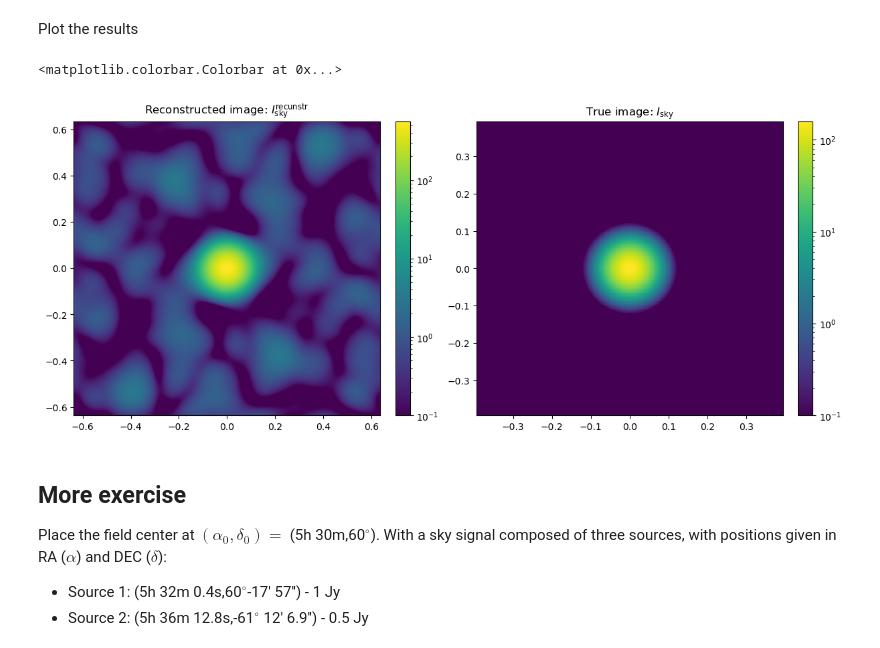
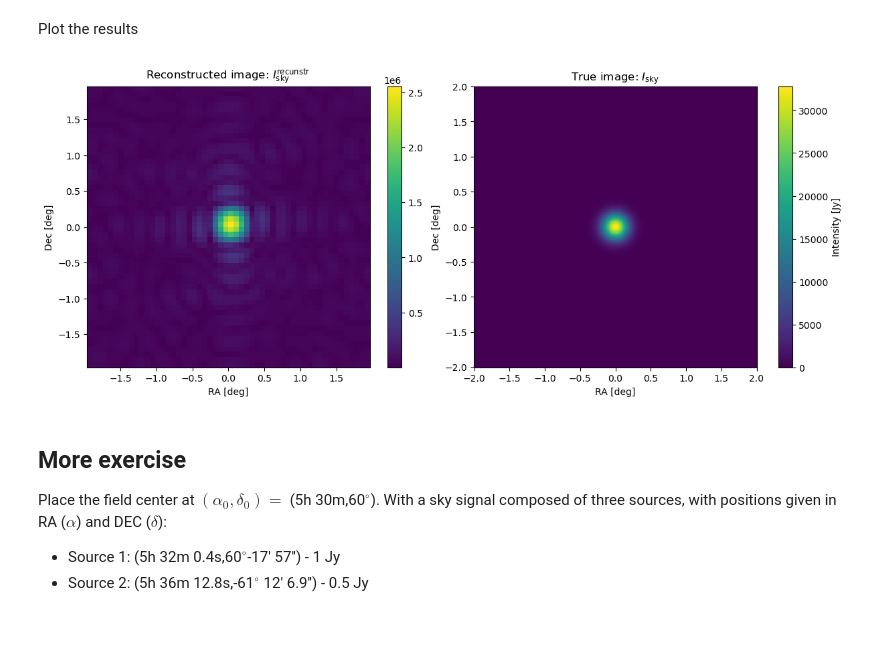
Before and after one commit to anawas/tutorial_interferometry, a Jupyter notebook: 5_more_interferometry.ipynb, the cells around one changed output. Saved outputs shown, nothing was run; the diff lists cells and outputs as text; code cells hidden in the pictures.

```diff
--- a/5_more_interferometry.ipynb
+++ b/5_more_interferometry.ipynb
@@ -133,11 +132,2 @@ calculate the distance and devide to the wavelenght to get the baseline coordina
-# %%
-baselines_coord = np.empty((N_B, xyz_coord.shape[1]))
-
-for i in tqdm(range(N_B)):
-    ii, jj = pair_comb[i]
-
-    # calculate the distance between antennas
-    uv = (xyz_coord[ii]-xyz_coord[jj])/lam
-    baselines_coord[i] = uv
 # %% [markdown]
 You can try to run the cell below. This will give you an idea how big your visibilities will be. As you soon realize if you choosed a too large __SIZE__ for the sky image you will quickly run out of memory.
@@ -190,0 +196,3 @@ plt.colorbar(label='V [Jy]')
+# %%
+FoV = lmn_coord.max() - lmn_coord.min()
+angl_res = lam / max_baseline_length
@@ -191,6 +201,6 @@ plt.colorbar(label='V [Jy]')
 # %%
 UMAX = 800
-URES = lmn_coord.max() - lmn_coord.min() # this comes form theory. dU is proportional to FoV
+URES = 1. / FoV
 USIZE = int(UMAX / URES)
 
 u_bin = np.linspace(-UMAX, UMAX, USIZE, endpoint=False)
@@ -219,4 +231,6 @@ plt.colorbar(im, ax=axs[1])
 Calculate the 2D inverse Fast-Fourier Transform to get the reconstructed image
 # %%
 I_sky_reconstruct = np.fft.ifft2(uv_plane)
-I_sky_reconstruct = np.fft.fftshift(np.abs(I_sky_reconstruct**2))
+I_sky_reconstruct = np.fft.fftshift(np.abs(I_sky_reconstruct))
+
+print('Size of the reconstructed image', USIZE)
@@ -223,21 +239,24 @@ I_sky_reconstruct = np.fft.fftshift(np.abs(I_sky_reconstruct**2))
 # %% [markdown]
 Plot the results
 # %%
+# from the Fourier-frequency get the spatial dimension
 x = np.fft.fftshift(np.fft.fftfreq(USIZE, URES))
 
 fig, axs = plt.subplots(figsize=(12, 5), ncols=2, nrows=1, constrained_layout=True)
 
 # plot reconstructed image
 axs[0].set_title('Reconstructed image: $I^\mathrm{recunstr}_\mathrm{sky}$')
-im = axs[0].pcolormesh(x, x, I_sky_reconstruct, norm=LogNorm(vmin=1e-1))
+im = axs[0].pcolormesh((x*u.rad).to('deg').value, (x*u.rad).to('deg').value, I_sky_reconstruct)
 plt.colorbar(im, ax=axs[0])
 
 axs[1].set_title('True image: $I_\mathrm{sky}$')
-im = axs[1].pcolormesh(l_coord, m_coord, I_sky, norm=LogNorm(vmin=1e-1))
-plt.colorbar(im, ax=axs[1])
+im = axs[1].pcolormesh((l_coord*u.rad).to('deg').value, (m_coord*u.rad).to('deg').value, I_sky)
+plt.colorbar(im, ax=axs[1], label='Intensity [Jy]')
+
+for ax in axs:
+    ax.set_ylabel('Dec [deg]'), ax.set_xlabel('RA [deg]')
 # %% [output]
-<matplotlib.colorbar.Colorbar at 0x...>
-[figure, old version]
+[figure, new version]
 # %% [markdown]
 ## More exercise
 
```
Also changed, not shown: parts of 13 cells of this notebook, 2 other files.
